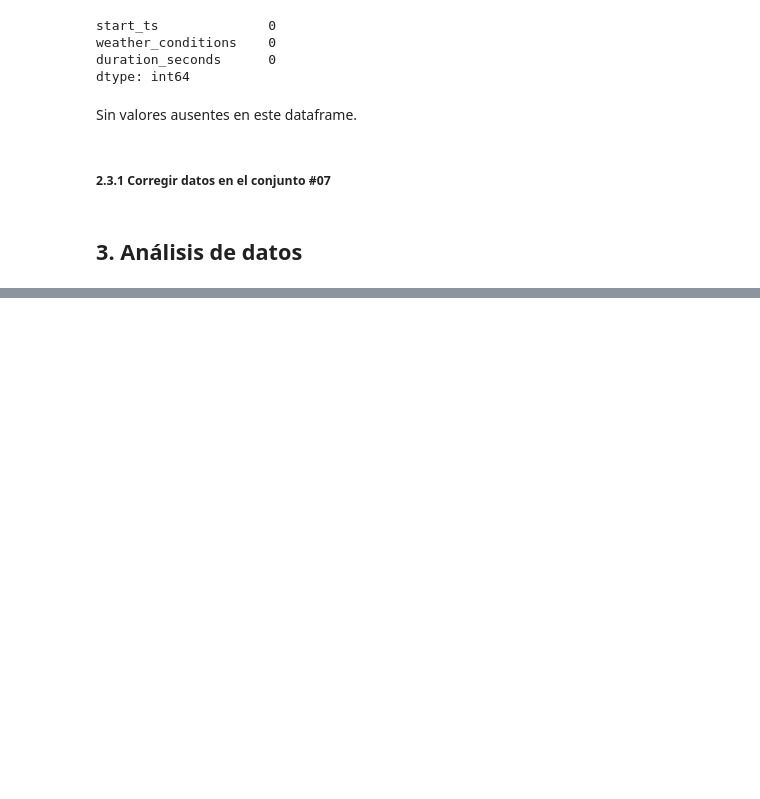
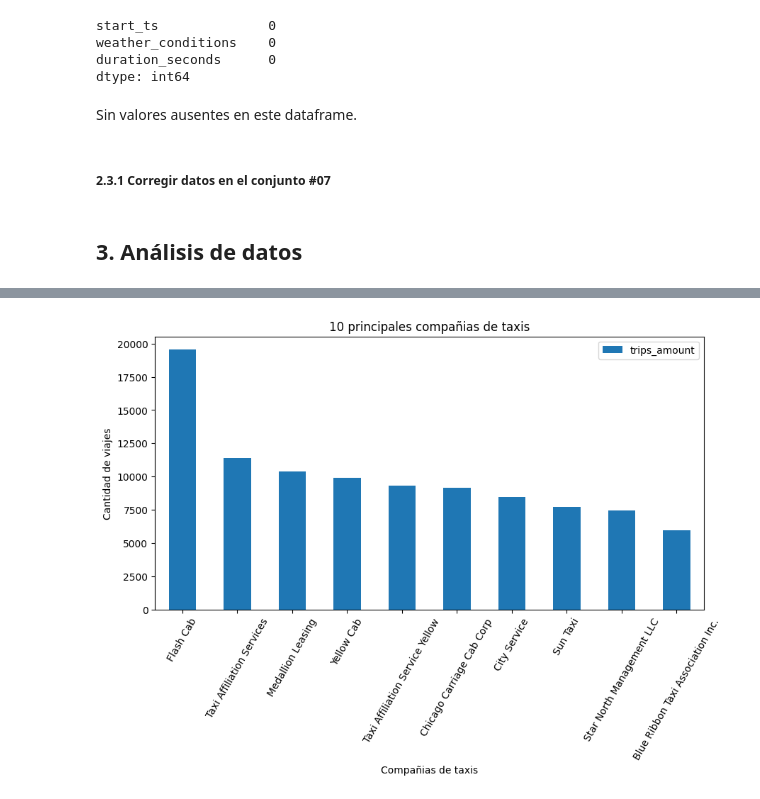
Before and after one commit to wh1tneyr/Programacion-con-SQL, a Jupyter notebook: proyecto_06_SQL.ipynb, the cells around one changed output, grey strips where cells are left out. Drawn from its saved outputs; the diff is of its cells as text; code cells hidden in the pictures; blank space fills up the shorter version.

```diff
--- a/proyecto_06_SQL.ipynb
+++ b/proyecto_06_SQL.ipynb
@@ -171,3 +188,18 @@ top_ten_neighborhoods = sql_result_04.sort_values('average_trips', ascending=Fal
 # %%
 #crear una variable con los 10 principales compañias
 top_ten_companies = sql_result_01.sort_values('trips_amount', ascending=False).head(10)
+# %%
+#crear una distribucion de los 10 principales compañias
+top_ten_companies.plot(kind ='bar',
+                           x = 'company_name',
+                           y = 'trips_amount',
+                           xlabel='Compañias de taxis',
+                           ylabel='Cantidad de viajes',
+                           title= '10 principales compañias de taxis',
+                          figsize=[10,5],
+                          rot= 60
+                          )
+
+plt.show()
+# %% [output]
+[figure, added]
```
Also changed, not shown: parts of 3 cells of this notebook.
